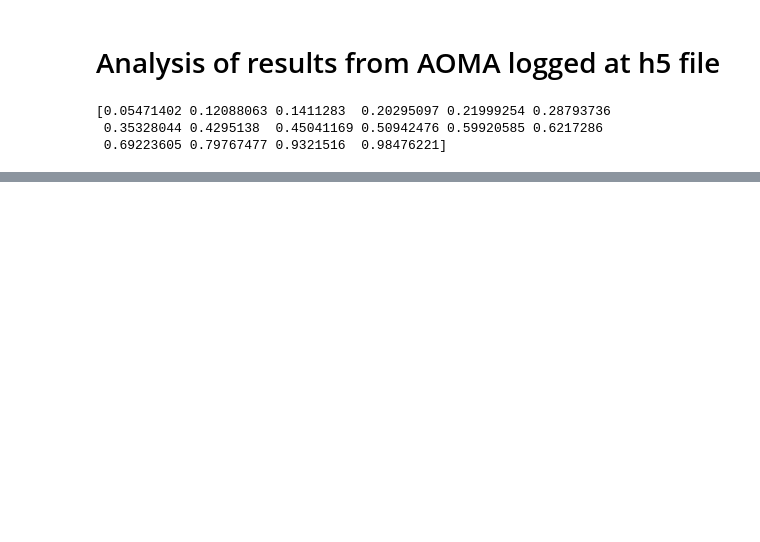
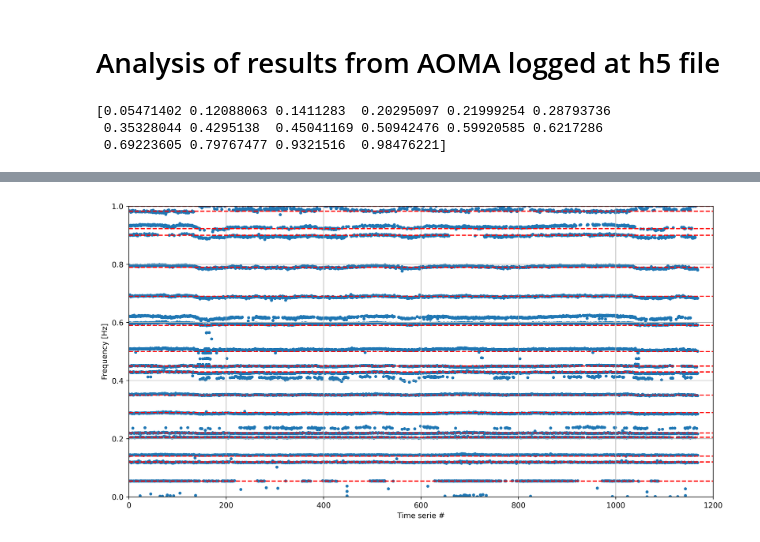
Before and after one commit to emilnebb/AOMA_Halogaland, a Jupyter notebook: src/AOMA/Result_exploration/result_analysis.ipynb, the cells around one changed output, grey strips where cells are left out. Drawn from its saved outputs; the diff is of its cells as text; code cells hidden in the pictures; blank space fills up the shorter version.

Commit message:
Result analysis, new plot

```diff
--- a/src/AOMA/Result_exploration/result_analysis.ipynb
+++ b/src/AOMA/Result_exploration/result_analysis.ipynb
@@ -39,0 +45,37 @@ plt.show()
+# %%
+plt.figure(figsize=(14, 7), dpi=400)
+
+plt.axhline(y = 0.054, color = 'r', linestyle = '--')
+plt.axhline(y = 0.12, color = 'r', linestyle = '--')
+
+#plt.axhline(y = 0.40, color = 'r', linestyle = '--')
+plt.axhline(y = 0.59, color = 'r', linestyle = '--')
+
+plt.axhline(y = 0.12, color = 'r', linestyle = '--')
+plt.axhline(y = 0.14, color = 'r', linestyle = '--')
+plt.axhline(y = 0.205, color = 'r', linestyle = '--')
+plt.axhline(y = 0.22, color = 'r', linestyle = '--')
+plt.axhline(y = 0.29, color = 'r', linestyle = '--')
+plt.axhline(y = 0.35, color = 'r', linestyle = '--')
+plt.axhline(y = 0.43, color = 'r', linestyle = '--')
+plt.axhline(y = 0.50, color = 'r', linestyle = '--')
+plt.axhline(y = 0.59, color = 'r', linestyle = '--')
+
+plt.axhline(y = 0.69, color = 'r', linestyle = '--')
+plt.axhline(y = 0.79, color = 'r', linestyle = '--')
+plt.axhline(y = 0.90, color = 'r', linestyle = '--')
+plt.axhline(y = 1.0, color = 'r', linestyle = '--')
+plt.axhline(y = 0.45, color = 'r', linestyle = '--')
+plt.axhline(y = 0.59, color = 'r', linestyle = '--')
+plt.axhline(y = 0.923, color = 'r', linestyle = '--')
+plt.axhline(y = 0.983, color = 'r', linestyle = '--')
+plt.scatter(np.array(num), np.array(freqs), marker='.')
+plt.ylim((0,1))
+plt.xlim((0, 1200))
+plt.ylabel('Frequency [Hz]')
+plt.xlabel('Time serie #')
+plt.grid()
+plt.savefig('freq_vs_time.jpg')
+plt.show()
+# %% [output]
+[figure, added]
```
Also changed, not shown: parts of 2 cells of this notebook, 1 other file.
